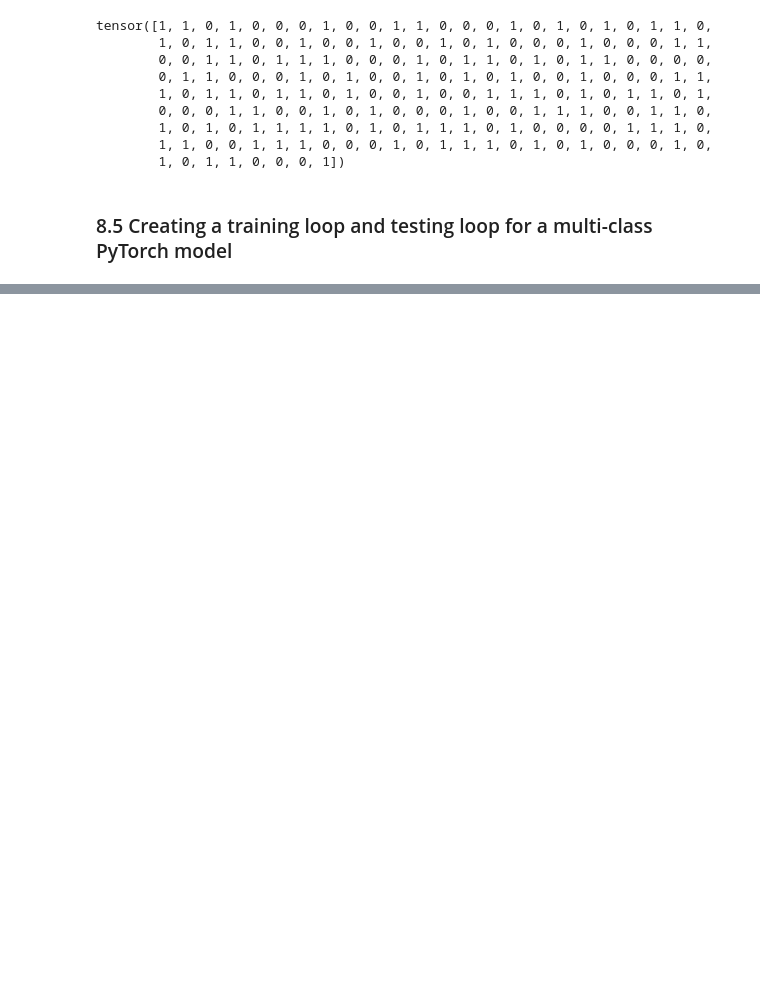
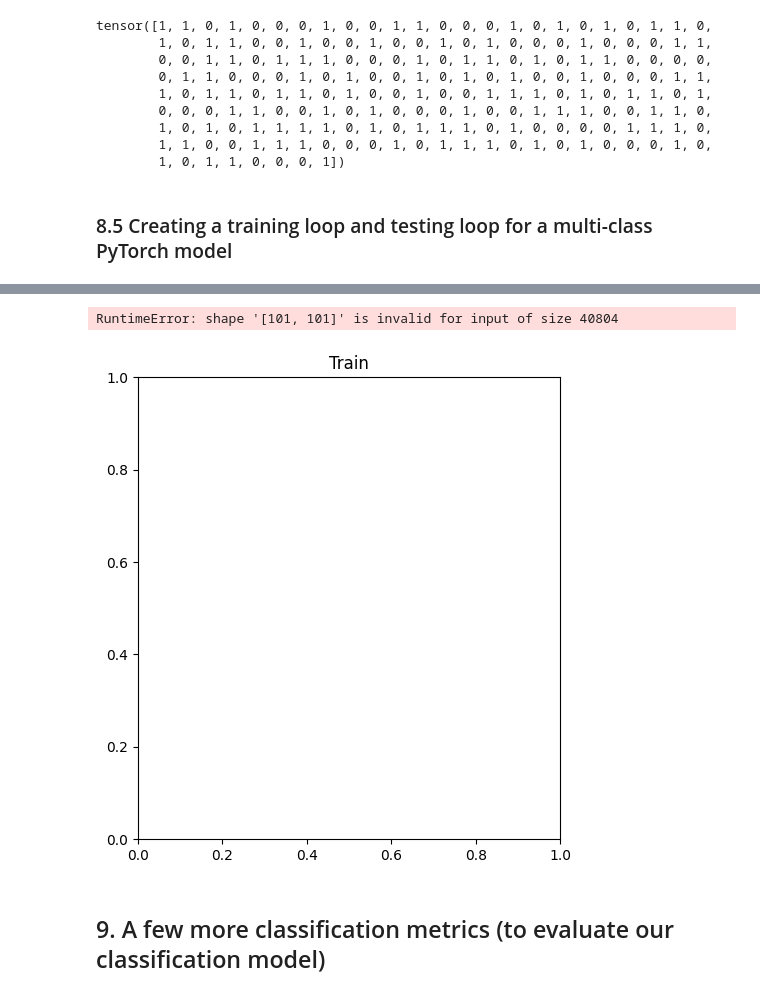
Before and after one commit to JustinTrannn/learningPytorch, a Jupyter notebook: 02_pytorch_classification.ipynb, the cells around one changed output, grey strips where cells are left out. Saved outputs shown, nothing was run; the diff lists cells and outputs as text; code cells hidden in the pictures; blank space fills up the shorter version.

Commit message:
Made the model and a train/test loop for it. Unable to plot it correctly

```diff
--- a/02_pytorch_classification.ipynb
+++ b/02_pytorch_classification.ipynb
@@ -997,3 +997,33 @@ tensor([1, 1, 0, 1, 0, 0, 0, 1, 0, 0, 1, 1, 0, 0, 0, 1, 0, 1, 0, 1, 0, 1, 1, 0,
         1, 0, 1, 1, 0, 0, 0, 1])
 # %% [markdown]
 ### 8.5 Creating a training loop and testing loop for a multi-class PyTorch model
+# %%
+model_4 = BlobModel(input_features=2, output_features=4, hidden_units=8)
+loss_fn = nn.CrossEntropyLoss()
+optimizer = torch.optim.SGD(params=model_4.parameters(), lr=0.1)
+
+epochs = 2000
+
+for epoch in range(epochs):
+    model_4.train()
+    y_logits = model_4(X_blob_train).squeeze()
+    y_pred = torch.softmax(y_logits, dim=1).argmax(dim=1)
+
+    loss = loss_fn(y_logits, y_blob_train)
+    acc = accuracy_fn(y_pred=y_pred,
+                      y_true=y_blob_train)
+
+    optimizer.zero_grad()
+    loss.backward()
+    optimizer.step()
+
+    model_4.eval()
+    with torch.inference_mode():
+        test_logits = model_4(X_blob_test)
+        test_preds = torch.softmax(test_logits, dim=1).argmax(dim=1)
+        test_loss = loss_fn(test_logits, y_blob_test)
+        test_acc = accuracy_fn(y_true=y_blob_test,
+                               y_pred=test_preds)
+
+    if epoch % 100 == 0:
+        print(f"Epoch: {epoch} | Train Loss: {loss:.4f}, Acc: {acc:.2f}% | Test Loss: {test_loss:.4f}, Test Acc: {test_acc:.2f}%")
@@ -999,0 +1069,13 @@ tensor([1, 1, 0, 1, 0, 0, 0, 1, 0, 0, 1, 1, 0, 0, 0, 1, 0, 1, 0, 1, 0, 1, 1, 0,
+# %%
+plt.figure(figsize=(12, 6))
+plt.subplot(1, 2, 1)
+plt.title("Train")
+plot_decision_boundary(model_4, X_blob_train, y_blob_train)
+plt.subplot(1, 2, 2)
+plt.title("Test")
+plot_decision_boundary(model_4, X_blob_test, y_blob_test)
+# %% [output]
+RuntimeError: shape '[101, 101]' is invalid for input of size 40804
+[figure, added]
+# %% [markdown]
+## 9. A few more classification metrics (to evaluate our classification model)
```
Also changed, not shown: parts of 7 cells of this notebook.
